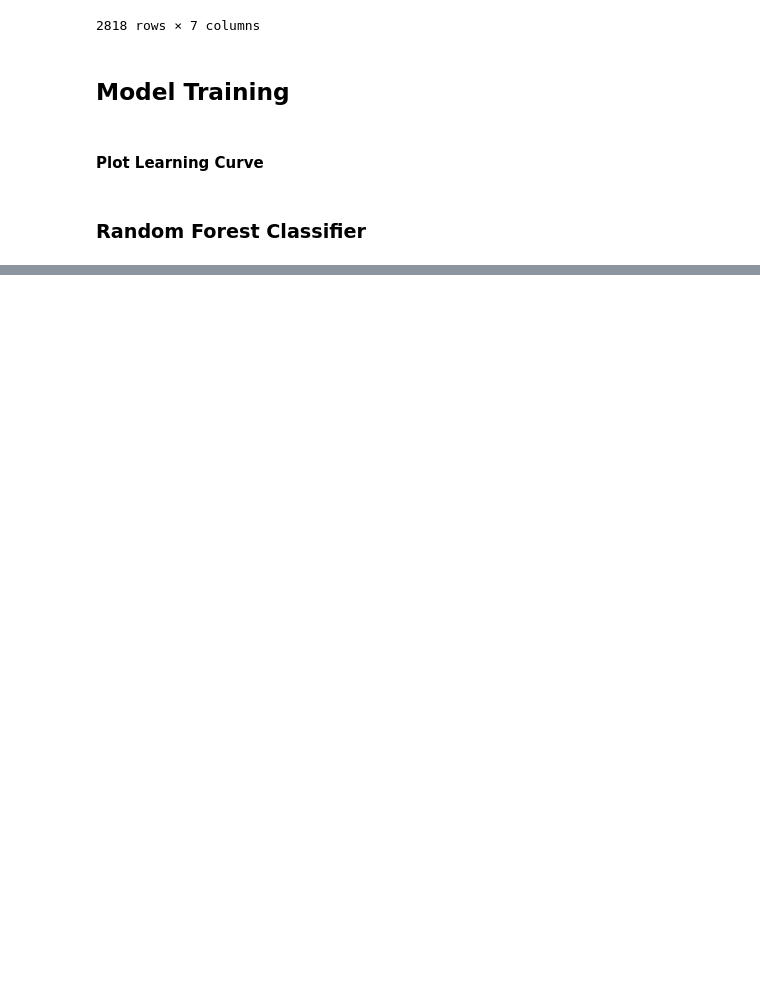
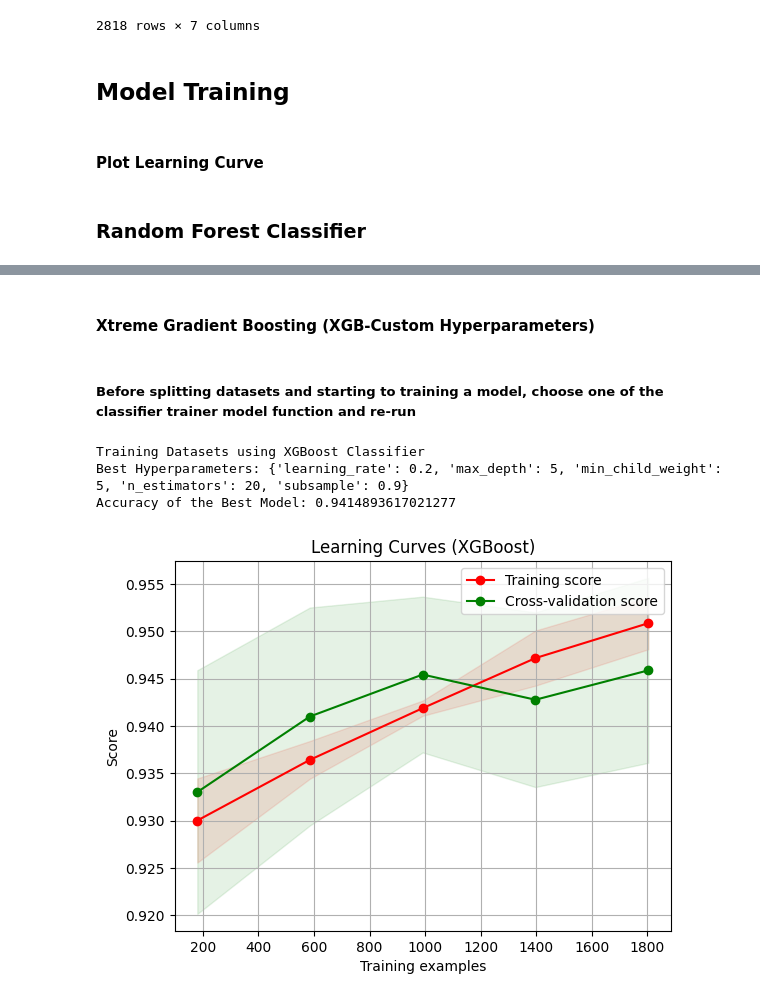
Before and after one commit to LuluW8071/Twitter-Fake-Profile-Detection, a Jupyter notebook: model/model.ipynb, the cells around one changed output, grey strips where cells are left out. Cells and saved outputs as stored; diff of their text form; code cells hidden in the pictures; blank space fills up the shorter version.

Commit message:
Personal Hypertuned Params for ModelTrain

```diff
--- a/model/model.ipynb
+++ b/model/model.ipynb
@@ -296,0 +360,45 @@ def train(X_train,y_train,X_test, y_test):
+# %% [markdown]
+#### Xtreme Gradient Boosting (XGB-Custom Hyperparameters)
+# %%
+def train(X_train, y_train, X_test, y_test):
+    filename = 'model.ckpt'
+    param_grid = {
+        'n_estimators': [20, 40, 60],
+        'max_depth': [3, 5, 7],
+        'learning_rate': [0.1, 0.2, 0.3],
+        'subsample': [0.8, 0.9, 1.0],
+        'min_child_weight': [1, 3, 5]
+    }
+
+    xgb_clf = XGBClassifier()
+    scorer = make_scorer(accuracy_score)
+    grid_search = GridSearchCV(xgb_clf, param_grid, cv=5, scoring=scorer, n_jobs=-1)
+    grid_search.fit(X_train, y_train)
+
+    best_xgb_model = grid_search.best_estimator_
+    joblib.dump(best_xgb_model, filename)
+
+    print("Training Datasets using XGBoost Classifier")
+    print("Best Hyperparameters:", grid_search.best_params_)
+    y_pred = best_xgb_model.predict(X_test)
+    accuracy = accuracy_score(y_test, y_pred)
+    print("Accuracy of the Best Model:", accuracy)
+
+    title = 'Learning Curves (XGBoost)'
+    plot_learning_curve(best_xgb_model, title, X_train, y_train, cv=5)
+    plt.show()
+
+    return y_test, y_pred
+# %% [markdown]
+##### Before splitting datasets and starting to training a model, choose one of the classifier trainer model function and re-run
+# %%
+# Perform train-test datasets  split
+X_train, X_test, y_train, y_test = train_test_split(x, y, test_size=0.20, random_state=44)
+# %%
+# Start training models
+y_test, y_pred = train(X_train, y_train, X_test, y_test)
+# %% [output]
+Training Datasets using XGBoost Classifier
+Best Hyperparameters: {'learning_rate': 0.2, 'max_depth': 5, 'min_child_weight': 5, 'n_estimators': 20, 'subsample': 0.9}
+Accuracy of the Best Model: 0.9414893617021277
+[figure, added]
```
Also changed, not shown: parts of 4 cells of this notebook.
